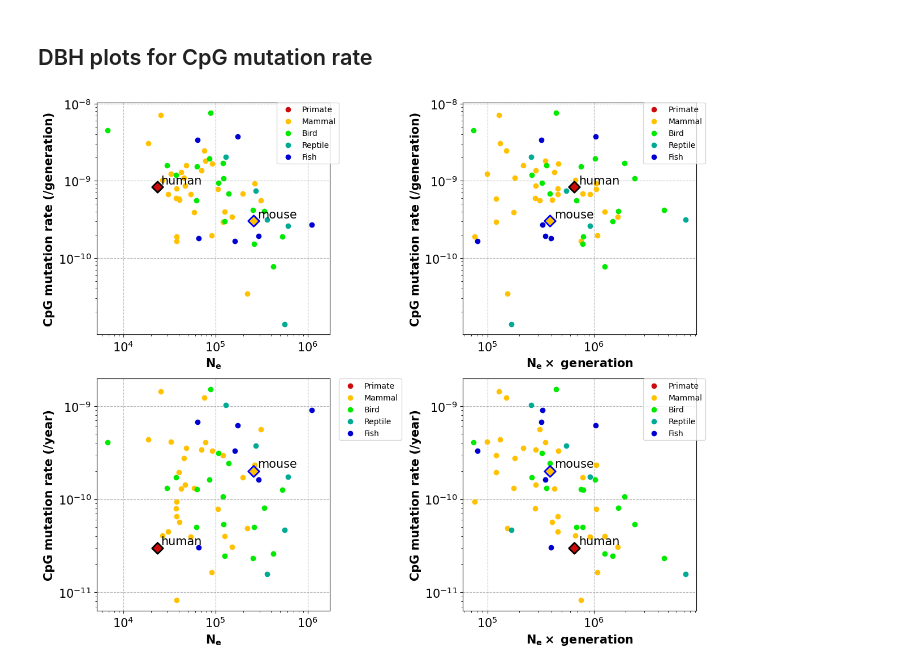
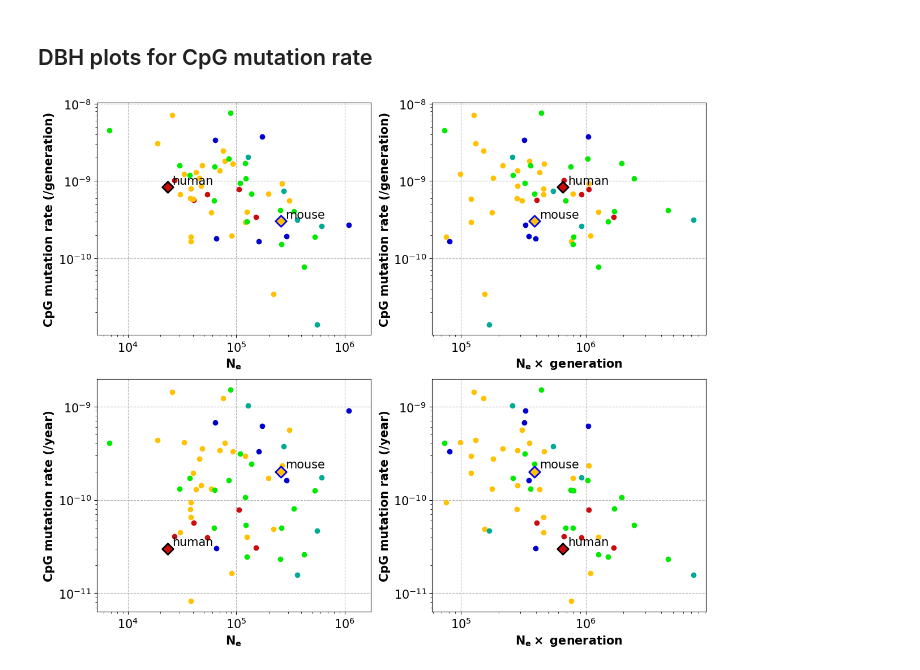
Before and after one commit to harrispopgen/clocklike-DBH, a Jupyter notebook: DBH_bergeron_data.ipynb, the cells around one changed output. Cells and saved outputs as stored; diff of their text form; code cells hidden in the pictures.

Commit message:
generated plot for mu vs generation time regression using Bergeron's data

```diff
--- a/DBH_bergeron_data.ipynb
+++ b/DBH_bergeron_data.ipynb
@@ -95,0 +102,5 @@ after filtering out species with 0 diversity, there are now 62 species
+# %%
+df_merge = merge_wang_bergeron_dfs()
+df_merge.to_csv("./output/csv/df_bergeron_no_ne.csv")
+df_div = calculate_Ne(df_merge)
+df_div.to_csv("./output/csv/df_bergeron_ne.csv")
@@ -107,9 +126,9 @@ def get_color_index(num_groups, group_name_index):
     """Calculate an decimal index between (0.05, 1)"""
     return 1 - (0.05+ (1-0.05) / num_groups * group_name_index)
 
-def plot_dbh_mu_vs_Ne(df, group_name2idx_map, colors, x_df_key, y_df_key, x_ax_label, y_ax_label, ax=None, add_legend=True, label_fontsize=15):
+def plot_regression(df, group_name2idx_map, colors, x_df_key, y_df_key, x_ax_label, y_ax_label, ax=None, label_fontsize=15):
     """
-        helper function to generate DBH plots,
+        helper function to generate relevant regression plots,
         x_df_key: key of the dataframe column plotted on the x-axis (typically Ne or Ne * g),
         y_df_key: key of the dataframe column plotted on the y-axis (typically per-gen or per-year mutation rate),
         x_ax_label: label on the x-axis
@@ -135,14 +154,10 @@ def plot_dbh_mu_vs_Ne(df, group_name2idx_map, colors, x_df_key, y_df_key, x_ax_l
         df_gn = df.loc[df.index[df["group"] == gn]]
         ax.scatter(df_gn[x_df_key], df_gn[y_df_key], color=colors[idx], label=gn)
 
-    if add_legend:
-        ax.legend(bbox_to_anchor=(1.04, 1), borderaxespad=0)
     ax.set_xscale("log")
     ax.set_yscale("log")
 
-    # xlabel = r"$\bf{N_e}$" if x_ax_label == "Ne" else r"$\bf{N_e} \times$ generation time"
     ax.set_xlabel(x_ax_label, fontsize=label_fontsize, weight="bold")
-    # ax.set_ylabel(f"mutation rate (/{y_ax_label})", fontsize=label_fontsize, weight="bold")
     ax.set_ylabel(y_ax_label, fontsize=label_fontsize, weight="bold")
     ax.tick_params(axis='both', which='major', labelsize=label_fontsize)
 
@@ -195,19 +251,19 @@ generate_mu_vs_g_plots()
 # %% [markdown]
 ## DBH plots for CpG mutation rate
 # %%
-def generate_dbh_plot_CpG_mutation_rate():
+def generate_dbh_plot_CpG_mutation_rate(df, group_name2idx_map):
     fig, ax = plt.subplots(2, 2, figsize=(12,10))
     x1_label, y1_label = r"$\bf{N_e}$", "CpG mutation rate (/generation)"
-    plot_dbh_mu_vs_Ne(df_final, vertebrate_group_name2idx_map, colors, "Ne", "u_CpG_gen_non_modeled", x1_label, y1_label, ax=ax[0,0])
+    plot_regression(df, group_name2idx_map, colors, "Ne", "u_CpG_gen_non_modeled", x1_label, y1_label, ax=ax[0,0])
 
     x2_label, y2_label = r"$\bf{N_e} \times$ generation", "CpG mutation rate (/generation)"
-    plot_dbh_mu_vs_Ne(df_final, vertebrate_group_name2idx_map, colors, "Ne*g", "u_CpG_gen_non_modeled", x2_label, y2_label, ax=ax[0,1])
+    plot_regression(df, group_name2idx_map, colors, "Ne*g", "u_CpG_gen_non_modeled", x2_label, y2_label, ax=ax[0,1])
 
     x3_label, y3_label = r"$\bf{N_e}$", "CpG mutation rate (/year)"
-    plot_dbh_mu_vs_Ne(df_final, vertebrate_group_name2idx_map, colors, "Ne", "u_CpG_year_non_modeled", x3_label, y3_label, ax=ax[1,0])
+    plot_regression(df, group_name2idx_map, colors, "Ne", "u_CpG_year_non_modeled", x3_label, y3_label, ax=ax[1,0])
 
     x4_label, y4_label = r"$\bf{N_e} \times$ generation", "CpG mutation rate (/year)"
-    plot_dbh_mu_vs_Ne(df_final, vertebrate_group_name2idx_map, colors, "Ne*g", "u_CpG_year_non_modeled", x4_label, y4_label, ax=ax[1,1])
-generate_dbh_plot_CpG_mutation_rate()
+    plot_regression(df, group_name2idx_map, colors, "Ne*g", "u_CpG_year_non_modeled", x4_label, y4_label, ax=ax[1,1])
+generate_dbh_plot_CpG_mutation_rate(df_div, vertebrate_group_name2idx_map)
 # %% [output]
-[figure, old version]
+[figure, new version]
```
Also changed, not shown: parts of 6 cells of this notebook.
